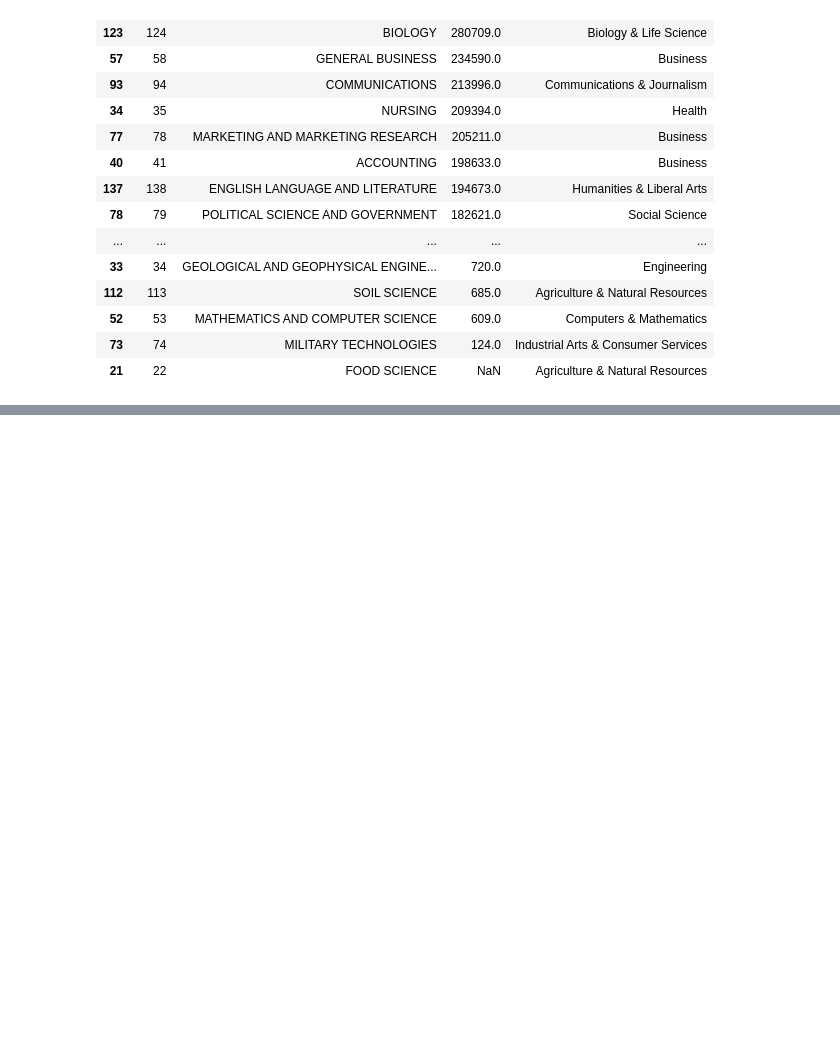
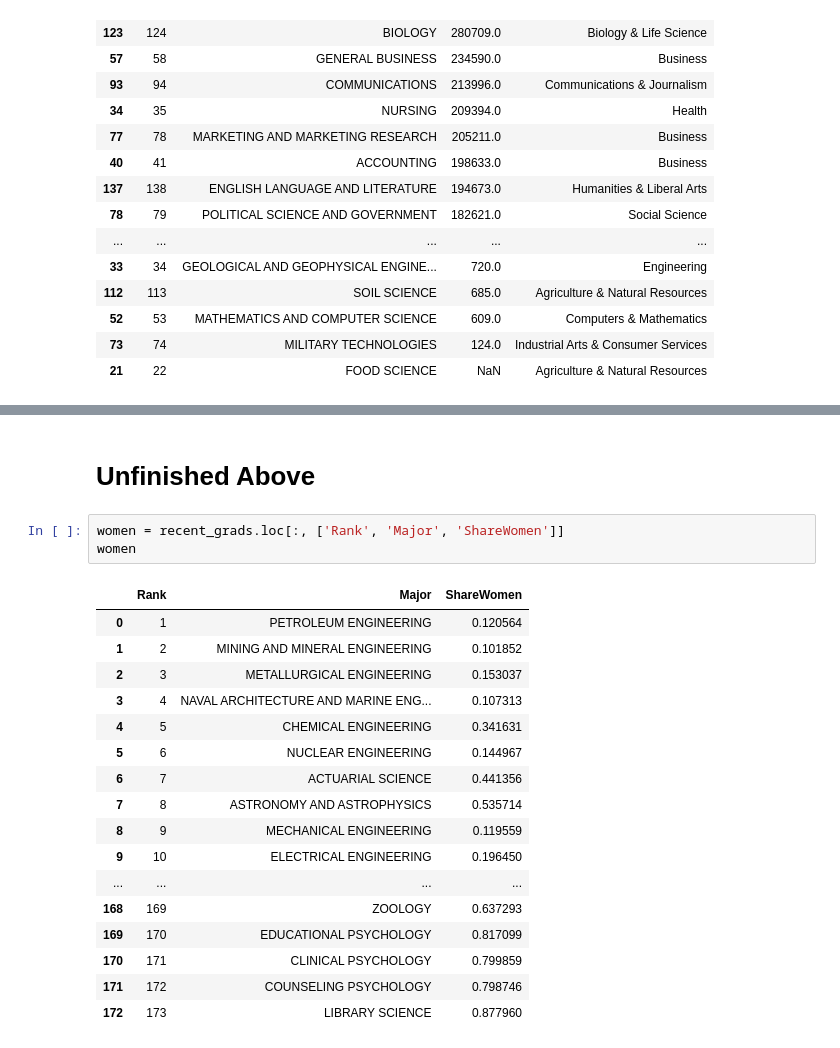
Before and after one commit to sbraverman24/data-science-2022F, a Jupyter notebook: unit2/Project/project2.ipynb, the cells around one changed output, grey strips where cells are left out. Drawn from its saved outputs; the diff is of its cells as text; blank space fills up the shorter version.

```diff
--- a/unit2/Project/project2.ipynb
+++ b/unit2/Project/project2.ipynb
@@ -86,0 +227,23 @@ groupmajors
+# %% [markdown]
+# Unfinished Above
+# %%
+women = recent_grads.loc[:, ['Rank', 'Major', 'ShareWomen']]
+women
+# %% [output]
+|  | Rank | Major | ShareWomen |
+| 0 | 1 | PETROLEUM ENGINEERING | 0.120564 |
+| 1 | 2 | MINING AND MINERAL ENGINEERING | 0.101852 |
+| 2 | 3 | METALLURGICAL ENGINEERING | 0.153037 |
+| 3 | 4 | NAVAL ARCHITECTURE AND MARINE ENG... | 0.107313 |
+| 4 | 5 | CHEMICAL ENGINEERING | 0.341631 |
+| 5 | 6 | NUCLEAR ENGINEERING | 0.144967 |
+| 6 | 7 | ACTUARIAL SCIENCE | 0.441356 |
+| 7 | 8 | ASTRONOMY AND ASTROPHYSICS | 0.535714 |
+| 8 | 9 | MECHANICAL ENGINEERING | 0.119559 |
+| 9 | 10 | ELECTRICAL ENGINEERING | 0.196450 |
+| ... | ... | ... | ... |
+| 168 | 169 | ZOOLOGY | 0.637293 |
+| 169 | 170 | EDUCATIONAL PSYCHOLOGY | 0.817099 |
+| 170 | 171 | CLINICAL PSYCHOLOGY | 0.799859 |
+| 171 | 172 | COUNSELING PSYCHOLOGY | 0.798746 |
+| 172 | 173 | LIBRARY SCIENCE | 0.877960 |
```
Also changed, not shown: parts of 10 cells of this notebook.
